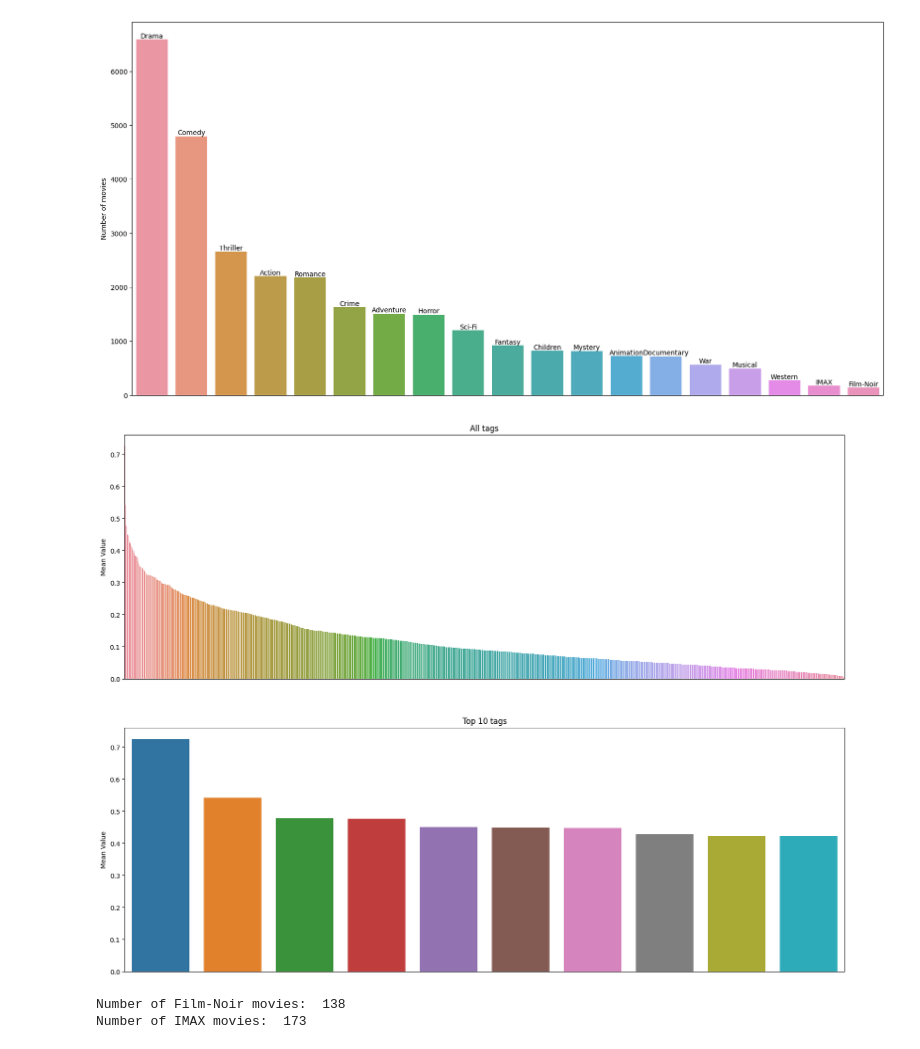
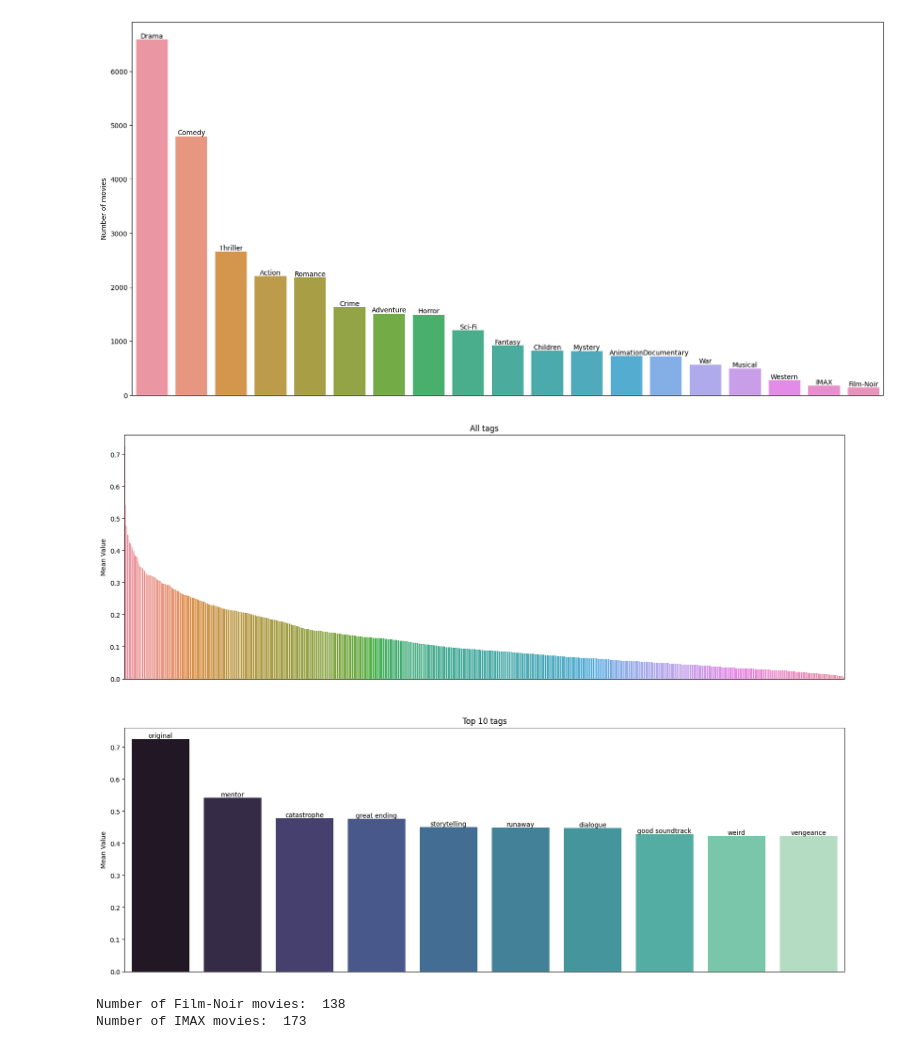
Before and after one commit to nicolopizzo/data-analytics, a Jupyter notebook: analysis_best_dataset.ipynb, the cells around one changed output. Saved outputs shown, nothing was run; the diff lists cells and outputs as text; code cells hidden in the pictures.

```diff
--- a/analysis_best_dataset.ipynb
+++ b/analysis_best_dataset.ipynb
@@ -153,17 +153,11 @@ for i, dataset in enumerate(datasets):
     df = dataset['data']
 
     print('\nFillna for dataset {}'.format(i+1))
-    # print number of rows
     print('Number of rows: ', df.shape[0])
-
-    # fill rows with missing values (there are films with no tags, so we fill these tag columns set to 0)
     df = df.fillna(0)
-
-    # print number of rows after dropping missing values
     print('Number of rows after dropping missing values: ', df.shape[0])
 
-
-    dataset['data'] = df
+    datasets[i]['data'] = df
 # %% [output]
 Fillna for dataset 1
 Number of rows:  13816
@@ -172,7 +166,7 @@ Number of rows after dropping missing values:  13816
 ##### Data Encoding
 Multicategorical One-Hot encoding for film genres
 # %%
-for dataset in datasets:
+for i, dataset in enumerate(datasets):
 
     df = dataset['data']
 
@@ -182,16 +176,14 @@ for dataset in datasets:
         if s != ['(no genres listed)']:
             categories = categories.union(set(s))
 
-    # print(categories)
-
-    # add columns for each category
+    # add a column for each category
     for category in categories:
         df[category] = df['genres'].str.contains(category).astype(int)
 
     # delete genres column
     df = df.drop(columns=['genres'])
 
-    dataset['data'] = df
+    datasets[i]['data'] = df
 
 display(df.head())
 # %% [output]
@@ -211,17 +203,11 @@ for i, dataset in enumerate(datasets):
     df = dataset['data']
 
     print('\nData filtering for dataset {}'.format(i+1))
-    # print number of rows
     print('Number of rows: ', df.shape[0])
-
-    # drop duplicated rows
     df = df.drop_duplicates()
-
-    # print number of rows after dropping missing values
     print('Number of rows after dropping duplicated rows: ', df.shape[0])
 
-
-    dataset['data'] = df
+    datasets[i]['data'] = df
 # %% [output]
 Data filtering for dataset 1
 Number of rows:  13816
@@ -368,34 +354,32 @@ plt.show()
 # %%
 df = datasets[0]['data']
 
 # plot for tags
 
 tag_columns = list(df.columns)
 tag_columns = df.drop(columns=['movieId','title','mean_rating','rating_count', 'mean_timestamp']).columns
 tag_columns = [tag for tag in tag_columns if tag not in categories]
 
 tag_dict = {}
 for tag in tag_columns:
     tag_dict[tag] = df[tag].mean()
 
 # order the dictionary by value in descending order and plot the first 10
 tag_dict = {k: v for k, v in sorted(tag_dict.items(), key=lambda item: item[1], reverse=True)}
 
-# display('Tag mean: ', tag_dict)
-
 fig, axs = plt.subplots(2, 1, figsize=(20, 15))
 ax1 = sns.barplot(x=list(tag_dict.keys())[:], y=list(tag_dict.values())[:] , ax=axs[0])
 ax1.xaxis.set_ticks([])
 ax1.set_title('All tags')
 ax1.set_ylabel('Mean Value')
-ax2 = sns.barplot(x=list(tag_dict.keys())[:10], y=list(tag_dict.values())[:10] , ax=axs[1])
-ax2.bar_label(container=ax.containers[0], labels=list(tag_dict.keys())[:10])
+ax2 = sns.barplot(x=list(tag_dict.keys())[:10], y=list(tag_dict.values())[:10] , ax=axs[1], palette='mako')
+ax2.bar_label(container=ax2.containers[0], labels=list(tag_dict.keys())[:10])
 ax2.set_title('Top 10 tags')
 ax2.set_ylabel('Mean Value')
 plt.xticks([])
 plt.show()
 # %% [output]
-[figure, old version]
+[figure, new version]
 # %%
 df = datasets[0]['data']
 
```
Also changed, not shown: parts of 51 cells of this notebook.
